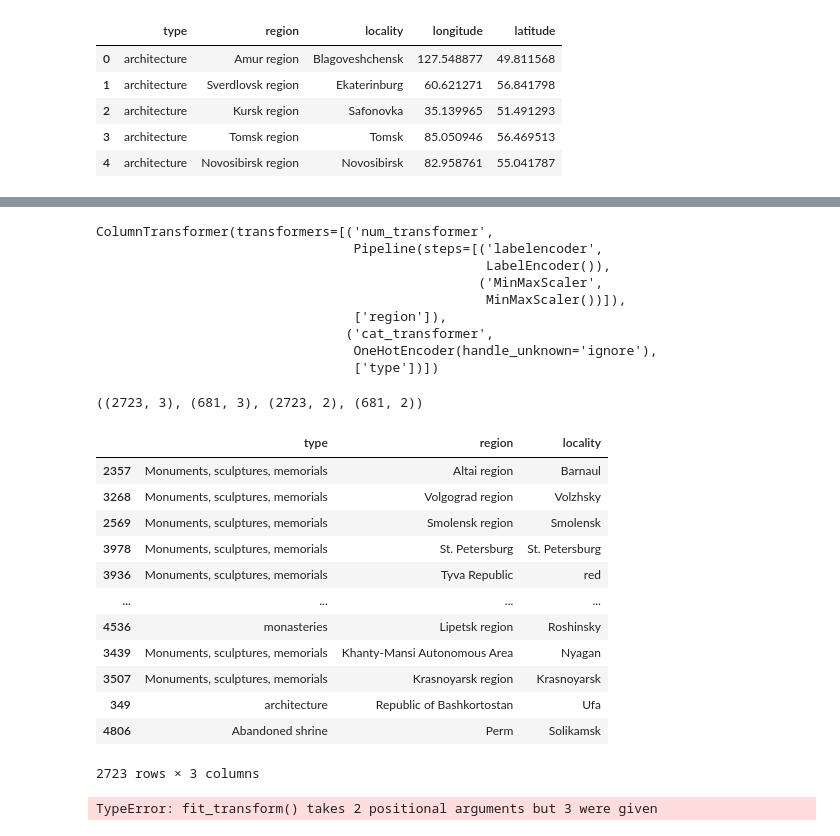
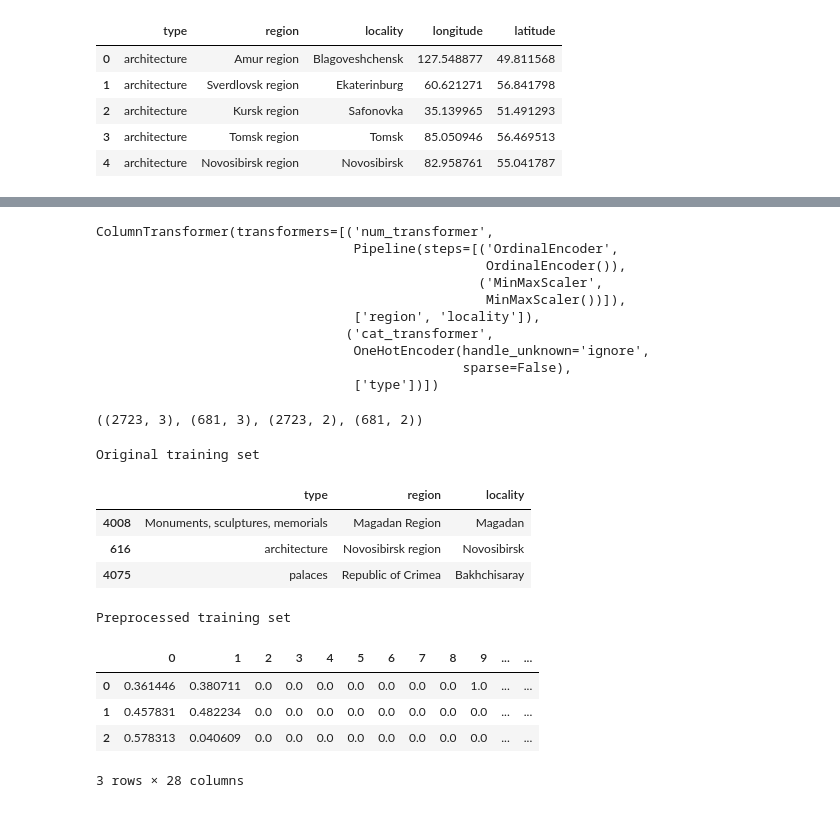
Before and after one commit to gilles4/stilligo_GitHub, a Jupyter notebook: pipeline.ipynb, the cells around one changed output, grey strips where cells are left out. Cells and saved outputs as stored; diff of their text form; code cells hidden in the pictures.

```diff
--- a/pipeline.ipynb
+++ b/pipeline.ipynb
@@ -47,16 +78,17 @@ df.head()
 ####### pipeline  #######
 from sklearn.compose import ColumnTransformer
 from sklearn.pipeline import Pipeline
-from sklearn.preprocessing import OneHotEncoder, LabelEncoder, MinMaxScaler
+from sklearn.preprocessing import OneHotEncoder, OrdinalEncoder, MinMaxScaler
 from sklearn.neighbors import NearestNeighbors
 
 # Impute then scale numerical values:
 num_transformer = Pipeline([
-    ('labelencoder', LabelEncoder()), ('MinMaxScaler', MinMaxScaler())
+    ('OrdinalEncoder', OrdinalEncoder()), ('MinMaxScaler', MinMaxScaler())
 ])
 
+
 # Encode categorical values
-cat_transformer = OneHotEncoder(handle_unknown='ignore')
+cat_transformer = OneHotEncoder(handle_unknown='ignore', sparse = False)
 
 # Parallelize "num_transformer" and "cat_transfomer"
 preprocessor = ColumnTransformer([
@@ -69,13 +101,14 @@ from sklearn import set_config; set_config(display='diagram')
 preprocessor
 # %% [output]
 ColumnTransformer(transformers=[('num_transformer',
-                                 Pipeline(steps=[('labelencoder',
-                                                  LabelEncoder()),
+                                 Pipeline(steps=[('OrdinalEncoder',
+                                                  OrdinalEncoder()),
                                                  ('MinMaxScaler',
                                                   MinMaxScaler())]),
-                                 ['region']),
+                                 ['region', 'locality']),
                                 ('cat_transformer',
-                                 OneHotEncoder(handle_unknown='ignore'),
+                                 OneHotEncoder(handle_unknown='ignore',
+                                               sparse=False),
                                  ['type'])])
 # %%
 # Defining the features and the target
@@ -94,30 +127,24 @@ X_train, X_test, y_train, y_test = train_test_split(X, y, test_size = 0.20)
 X_train.shape, X_test.shape, y_train.shape, y_test.shape
 # %% [output]
 ((2723, 3), (681, 3), (2723, 2), (681, 2))
-# %%
-dtypeX_train
-# %% [output]
-|  | type | region | locality |
-| 2357 | Monuments, sculptures, memorials | Altai region | Barnaul |
-| 3268 | Monuments, sculptures, memorials | Volgograd region | Volzhsky |
-| 2569 | Monuments, sculptures, memorials | Smolensk region | Smolensk |
-| 3978 | Monuments, sculptures, memorials | St. Petersburg | St. Petersburg |
-| 3936 | Monuments, sculptures, memorials | Tyva Republic | red |
-| ... | ... | ... | ... |
-| 4536 | monasteries | Lipetsk region | Roshinsky |
-| 3439 | Monuments, sculptures, memorials | Khanty-Mansi Autonomous Area | Nyagan |
-| 3507 | Monuments, sculptures, memorials | Krasnoyarsk region | Krasnoyarsk |
-| 349 | architecture | Republic of Bashkortostan | Ufa |
-| 4806 | Abandoned shrine | Perm | Solikamsk |
-2723 rows × 3 columns
 # %%
 #fit the pipeline to the training data
 X_train_transformed = preprocessor.fit_transform(X_train)
 
 print("Original training set")
 display(X_train.head(3))
 
 print("Preprocessed training set")
-display(df(X_train_transformed).head(3))
+display(pd.DataFrame(X_train_transformed).head(3))
 # %% [output]
-TypeError: fit_transform() takes 2 positional arguments but 3 were given
+Original training set
+|  | type | region | locality |
+| 4008 | Monuments, sculptures, memorials | Magadan Region | Magadan |
+| 616 | architecture | Novosibirsk region | Novosibirsk |
+| 4075 | palaces | Republic of Crimea | Bakhchisaray |
+Preprocessed training set
+|  | 0 | 1 | 2 | 3 | 4 | 5 | 6 | 7 | 8 | 9 | ... | ... |
+| 0 | 0.361446 | 0.380711 | 0.0 | 0.0 | 0.0 | 0.0 | 0.0 | 0.0 | 0.0 | 1.0 | ... | ... |
+| 1 | 0.457831 | 0.482234 | 0.0 | 0.0 | 0.0 | 0.0 | 0.0 | 0.0 | 0.0 | 0.0 | ... | ... |
+| 2 | 0.578313 | 0.040609 | 0.0 | 0.0 | 0.0 | 0.0 | 0.0 | 0.0 | 0.0 | 0.0 | ... | ... |
+3 rows × 28 columns
```
Also changed, not shown: parts of 9 cells of this notebook.
